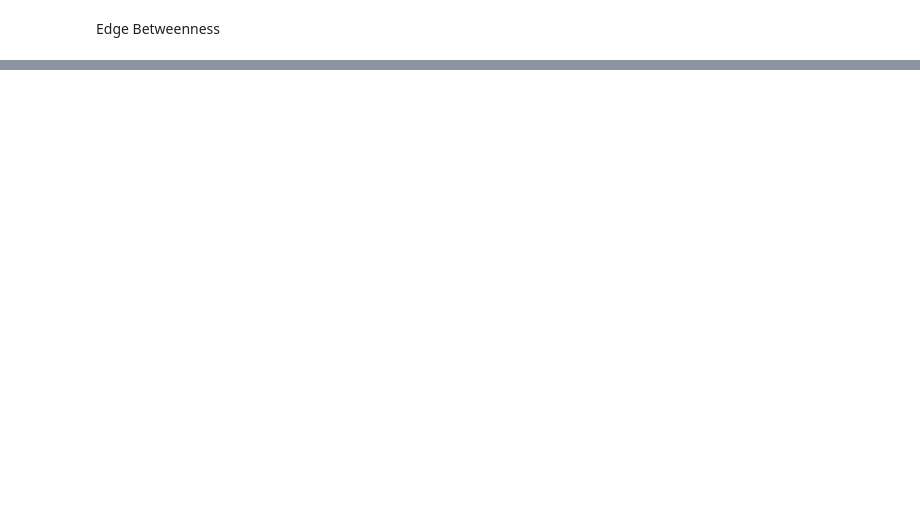
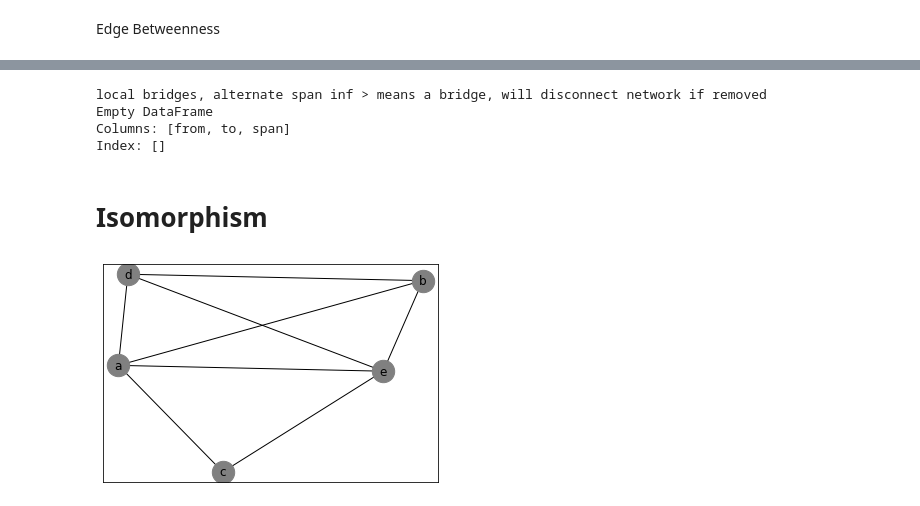
Before and after one commit to mutazag/sina, a Jupyter notebook: Network-measures.ipynb, the cells around one changed output, grey strips where cells are left out. Cells and saved outputs as stored; diff of their text form; code cells hidden in the pictures; blank space fills up the shorter version.

```diff
--- a/Network-measures.ipynb
+++ b/Network-measures.ipynb
@@ -178,0 +257,28 @@ Edge Betweenness
+# %%
+print('local bridges, alternate span inf > means a bridge, will disconnect network if removed ')
+print(df_local_bridges)
+# %% [output]
+local bridges, alternate span inf > means a bridge, will disconnect network if removed
+Empty DataFrame
+Columns: [from, to, span]
+Index: []
+# %% [markdown]
+# Isomorphism
+# %%
+g2_filename = 'edges\isomorphism_g2.txt'
+df_edges2 = pd.read_csv(g2_filename, sep=':', header=None, names=['from', 'to_list'])
+df_edges2['to_list_split'] = df_edges2.to_list.str.strip().str.split(',')
+df_edges2 = df_edges2.explode('to_list_split')
+df_edges2['from'] = df_edges2['from'].astype('str')
+add_nodes2 = df_edges2['from'][df_edges2.to_list_split.isna()]
+df_edges2.drop(list(add_nodes2.index), inplace=True)
+edges2 = [tuple(e) for e in df_edges2[['from','to_list_split']].to_records(index=False)]
+G2 = nx.Graph()
+G2.add_edges_from(edges2)
+G2.add_nodes_from(add_nodes2)
+# %%
+
+pos2 = nx.layout.spring_layout(G2)
+nx.draw_networkx(G2, pos=pos2, node_size=500, node_color='grey')
+# %% [output]
+[figure, added]
```
Also changed, not shown: parts of 32 cells of this notebook, 4 other files.
